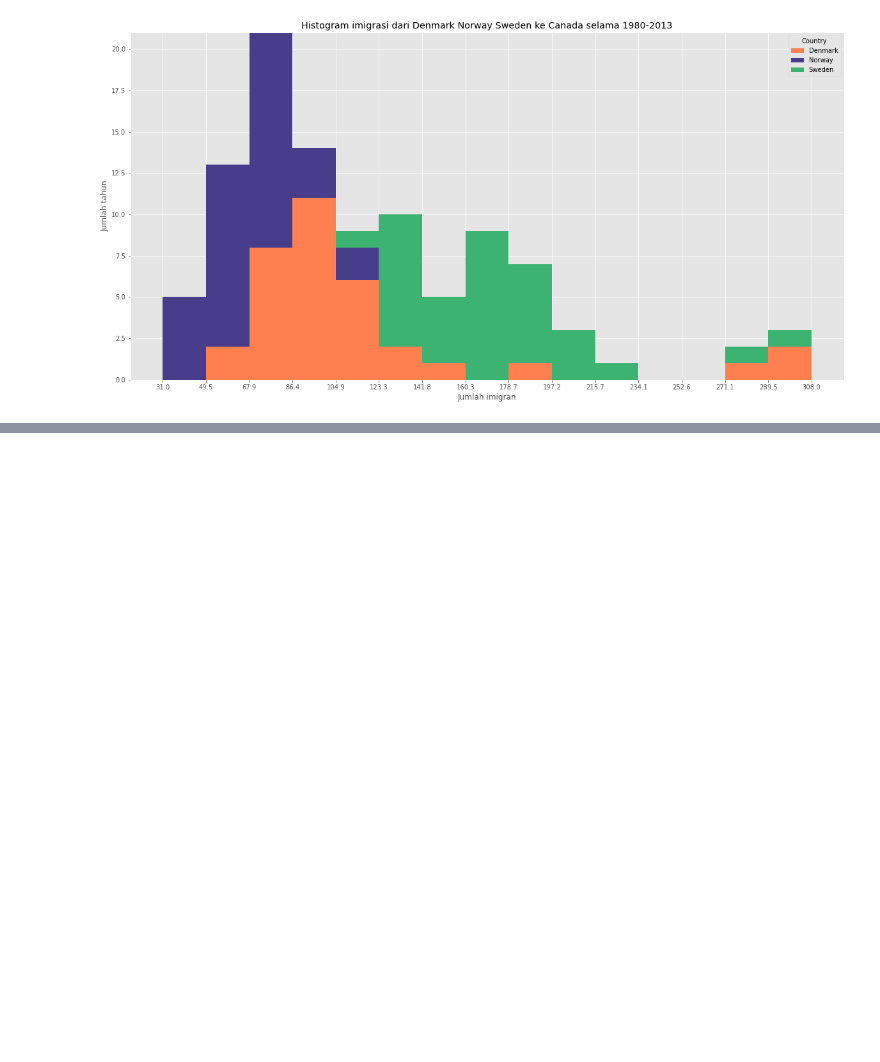
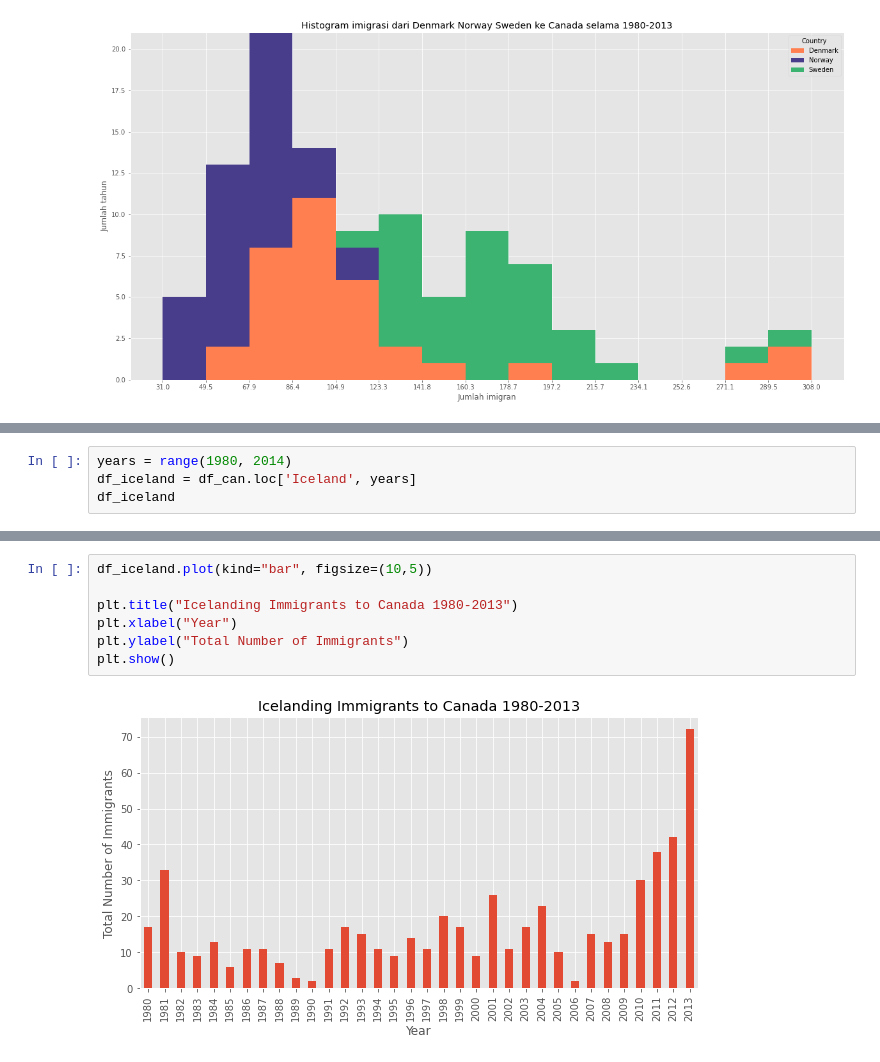
Before and after one commit to nakyra/pytn061, a Jupyter notebook: sesi7.ipynb, the cells around one changed output, grey strips where cells are left out. Cells and saved outputs as stored; diff of their text form; blank space fills up the shorter version.

```diff
--- a/sesi7.ipynb
+++ b/sesi7.ipynb
@@ -698,0 +703,4 @@ plt.show()
+# %%
+years = range(1980, 2014)
+df_iceland = df_can.loc['Iceland', years]
+df_iceland
@@ -698,0 +725,9 @@ plt.show()
+# %%
+df_iceland.plot(kind="bar", figsize=(10,5))
+
+plt.title("Icelanding Immigrants to Canada 1980-2013")
+plt.xlabel("Year")
+plt.ylabel("Total Number of Immigrants")
+plt.show()
+# %% [output]
+[figure, added]
```
Also changed, not shown: parts of 27 cells of this notebook, 6 other files.
